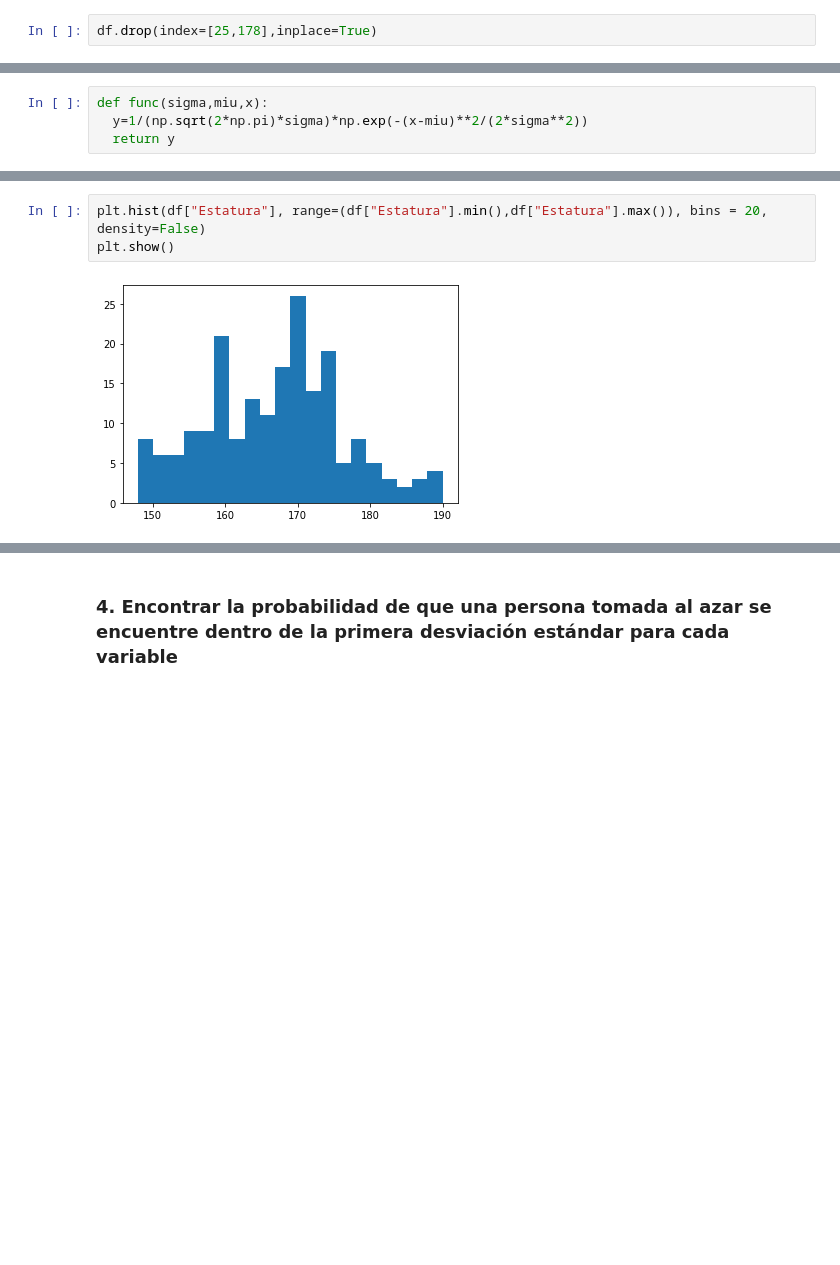
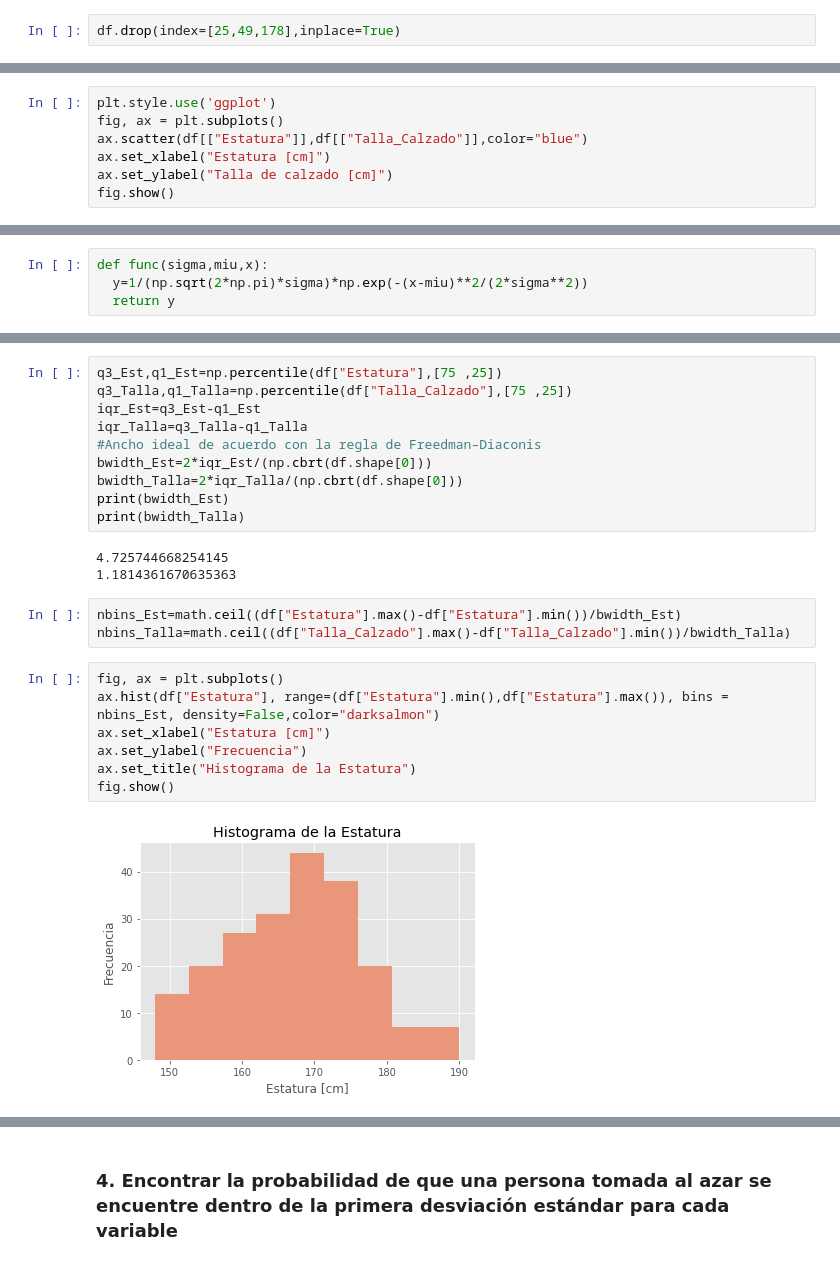
Before and after one commit to a01375415/Examen1, a Jupyter notebook: Análisis_de_Datos_(Pregunta_2).ipynb, the cells around one changed output, grey strips where cells are left out. Saved outputs shown, nothing was run; the diff lists cells and outputs as text; blank space fills up the shorter version.

```diff
--- a/Análisis_de_Datos_(Pregunta_2).ipynb
+++ b/Análisis_de_Datos_(Pregunta_2).ipynb
@@ -78,2 +88,2 @@ Vemos que hay dos datos muy alejados de los demás valores, por lo que se elimin
 # %%
-df.drop(index=[25,178],inplace=True)
+df.drop(index=[25,49,178],inplace=True)
@@ -84,0 +90,7 @@ plt.show()
+# %%
+plt.style.use('ggplot')
+fig, ax = plt.subplots()
+ax.scatter(df[["Estatura"]],df[["Talla_Calzado"]],color="blue")
+ax.set_xlabel("Estatura [cm]")
+ax.set_ylabel("Talla de calzado [cm]")
+fig.show()
@@ -134,6 +165,26 @@ plt.show()
+# %%
+q3_Est,q1_Est=np.percentile(df["Estatura"],[75 ,25])
+q3_Talla,q1_Talla=np.percentile(df["Talla_Calzado"],[75 ,25])
+iqr_Est=q3_Est-q1_Est
+iqr_Talla=q3_Talla-q1_Talla
+#Ancho ideal de acuerdo con la regla de Freedman–Diaconis
+bwidth_Est=2*iqr_Est/(np.cbrt(df.shape[0]))
+bwidth_Talla=2*iqr_Talla/(np.cbrt(df.shape[0]))
+print(bwidth_Est)
+print(bwidth_Talla)
+# %% [output]
+4.725744668254145
+1.1814361670635363
+# %%
+nbins_Est=math.ceil((df["Estatura"].max()-df["Estatura"].min())/bwidth_Est)
+nbins_Talla=math.ceil((df["Talla_Calzado"].max()-df["Talla_Calzado"].min())/bwidth_Talla)
 # %%
-plt.hist(df["Estatura"], range=(df["Estatura"].min(),df["Estatura"].max()), bins = 20, density=False)
-plt.show()
+fig, ax = plt.subplots()
+ax.hist(df["Estatura"], range=(df["Estatura"].min(),df["Estatura"].max()), bins = nbins_Est, density=False,color="darksalmon")
+ax.set_xlabel("Estatura [cm]")
+ax.set_ylabel("Frecuencia")
+ax.set_title("Histograma de la Estatura")
+fig.show()
 # %% [output]
-[figure, old version]
+[figure, new version]
 # %%
```
Also changed, not shown: parts of 30 cells of this notebook, 2 other files.
